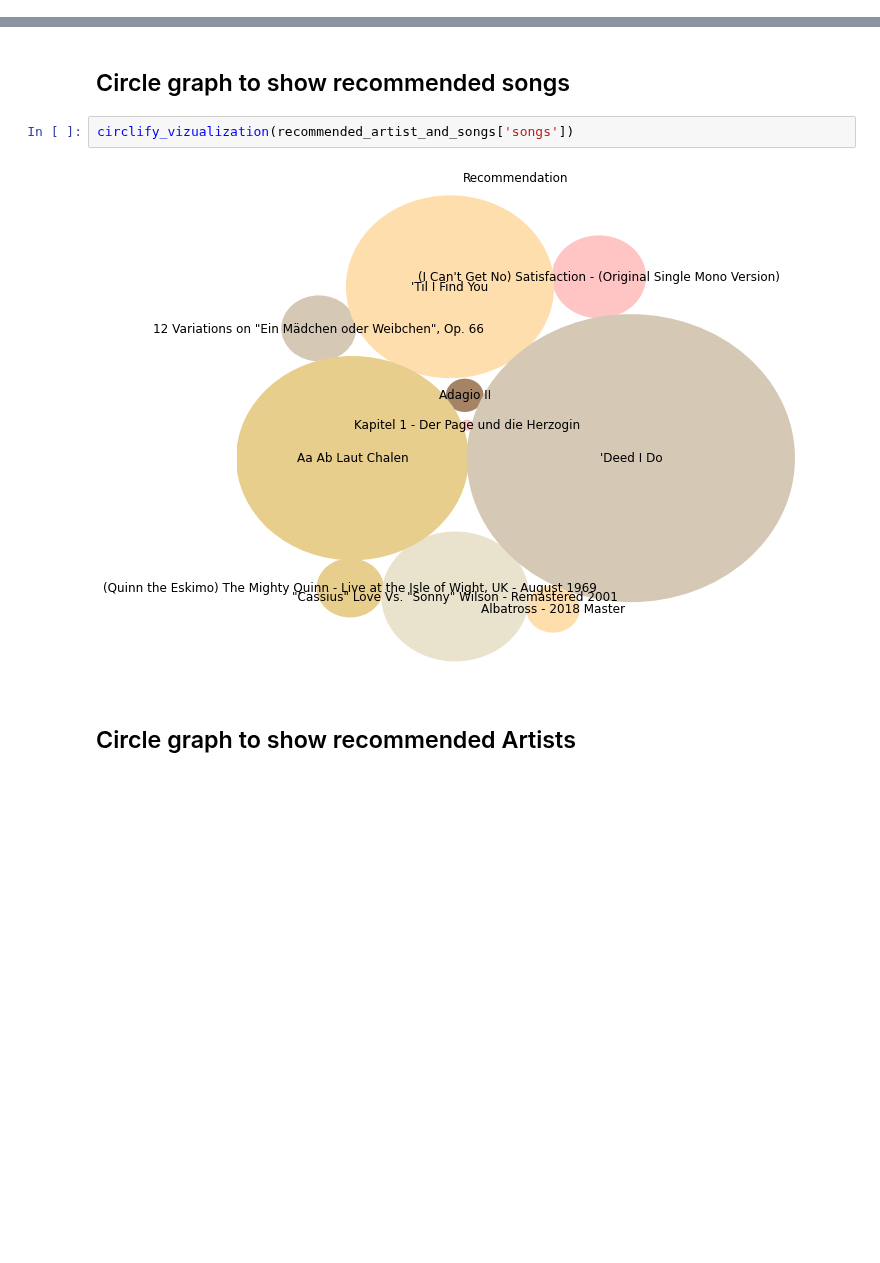
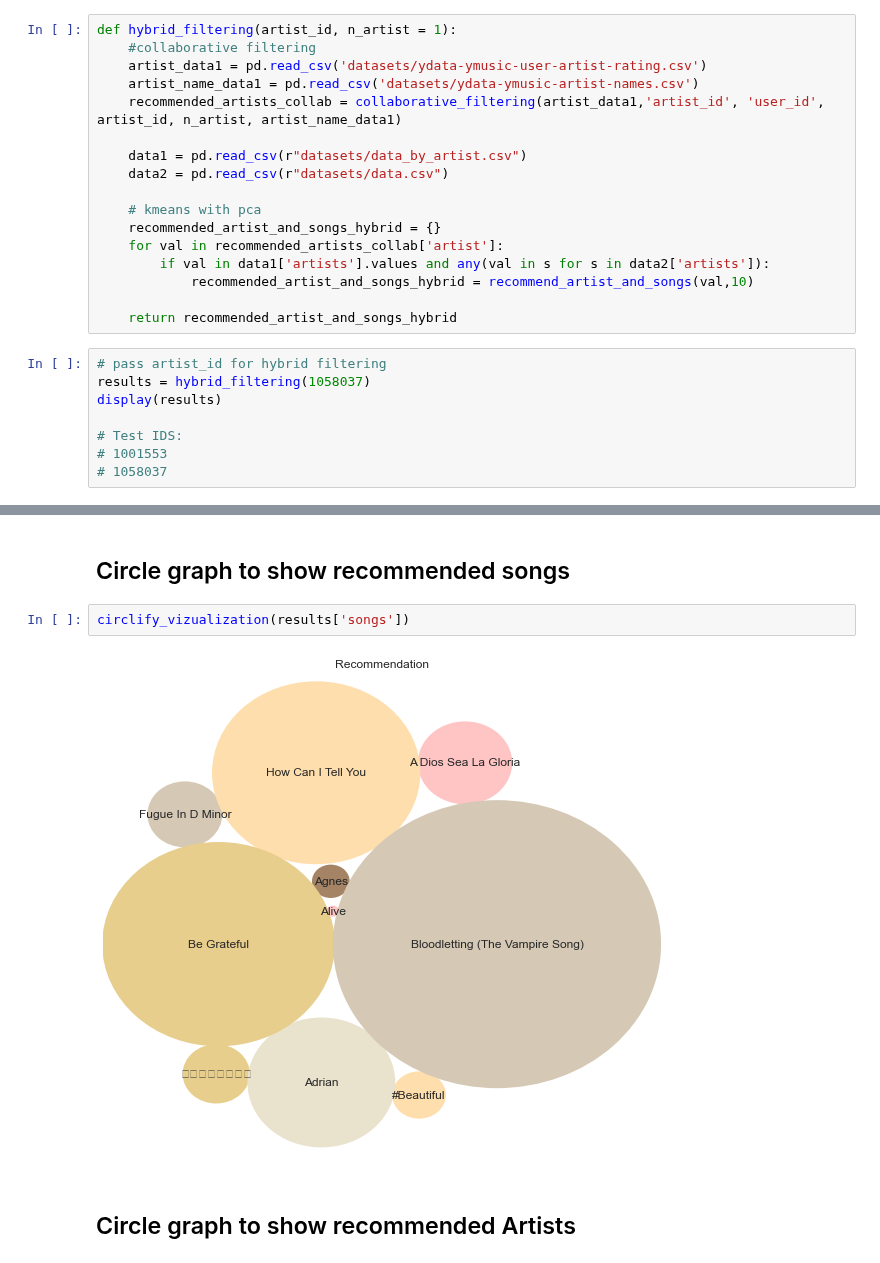
Before and after one commit to ssty/ML-ABKS-Music-Recommender-System, a Jupyter notebook: Notebooks/Hybrid_Based.ipynb, the cells around one changed output, grey strips where cells are left out. Cells and saved outputs as stored; diff of their text form; blank space fills up the shorter version.

Commit message:
[BP] optimize hybrid

```diff
--- a/Notebooks/Hybrid_Based.ipynb
+++ b/Notebooks/Hybrid_Based.ipynb
@@ -173,0 +106,25 @@ display(recommended_artist_and_songs)
+# %%
+def hybrid_filtering(artist_id, n_artist = 1):
+    #collaborative filtering
+    artist_data1 = pd.read_csv('datasets/ydata-ymusic-user-artist-rating.csv')
+    artist_name_data1 = pd.read_csv('datasets/ydata-ymusic-artist-names.csv')
+    recommended_artists_collab = collaborative_filtering(artist_data1,'artist_id', 'user_id', artist_id, n_artist, artist_name_data1)
+
+    data1 = pd.read_csv(r"datasets/data_by_artist.csv")
+    data2 = pd.read_csv(r"datasets/data.csv")
+
+    # kmeans with pca
+    recommended_artist_and_songs_hybrid = {}
+    for val in recommended_artists_collab['artist']:
+        if val in data1['artists'].values and any(val in s for s in data2['artists']):
+            recommended_artist_and_songs_hybrid = recommend_artist_and_songs(val,10)
+
+    return recommended_artist_and_songs_hybrid
+# %%
+# pass artist_id for hybrid filtering
+results = hybrid_filtering(1058037)
+display(results)
+
+# Test IDS:
+# 1001553
+# 1058037
@@ -174,9 +143,9 @@ display(recommended_artist_and_songs)
 # %% [markdown]
 ## Circle graph to show recommended songs
 # %%
-circlify_vizualization(recommended_artist_and_songs['songs'])
+circlify_vizualization(results['songs'])
 # %% [output]
-[figure, old version]
+[figure, new version]
 # %% [markdown]
 ## Circle graph to show recommended Artists
 # %%
```
Also changed, not shown: parts of 17 cells of this notebook, 3 other files.
